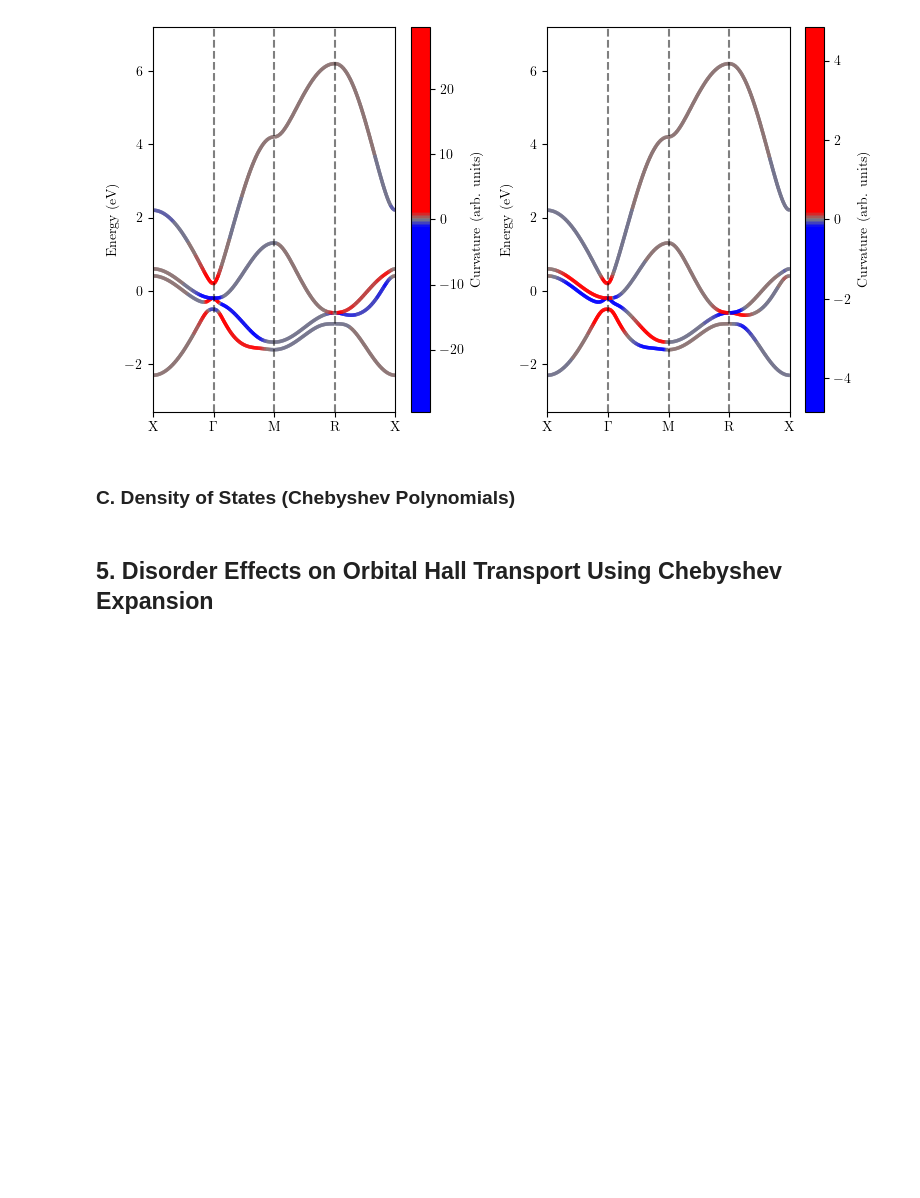
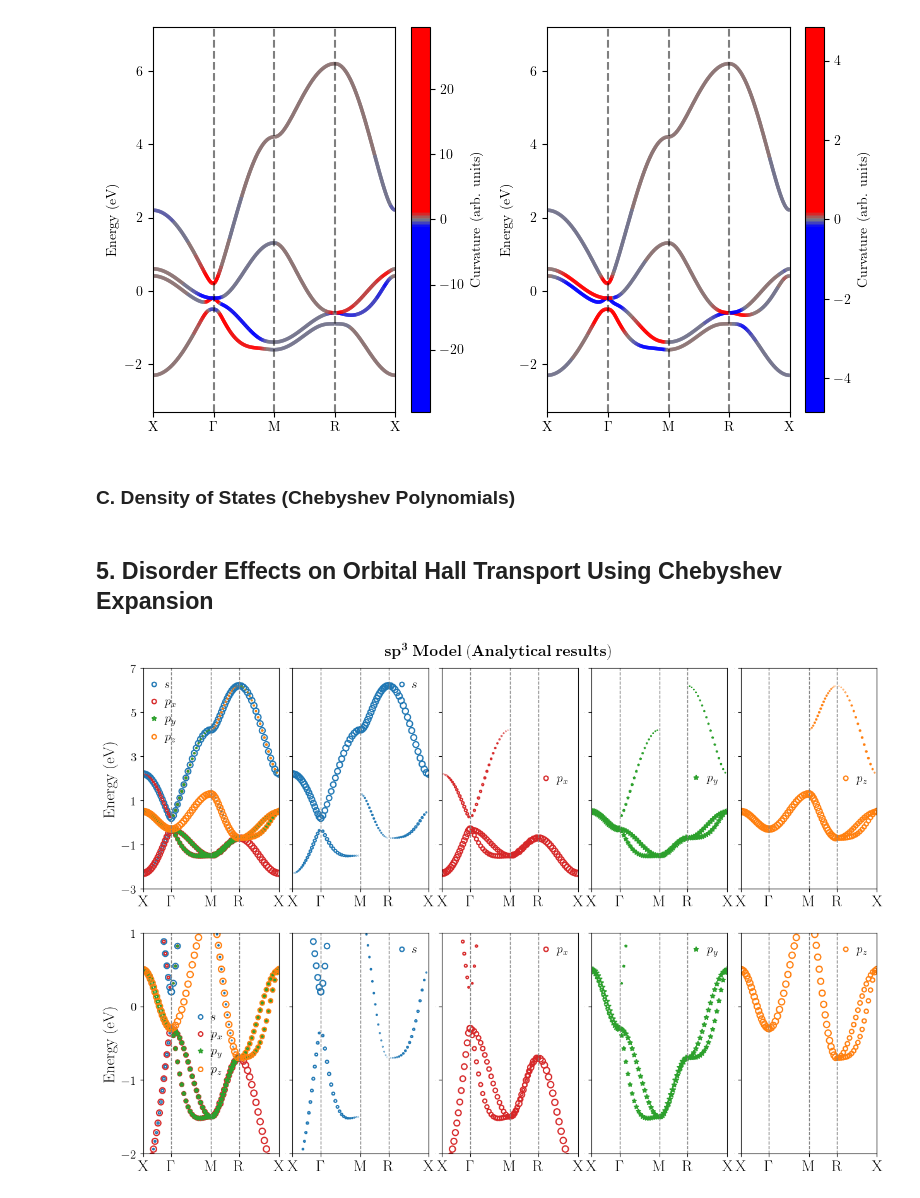
Before and after one commit to KJohnmar/INL-OBELIX-2026, a Jupyter notebook: sp3-model/cubic-lattice/sp3-model-CubicLattice.ipynb, the cells around one changed output. Drawn from its saved outputs; the diff is of its cells as text; code cells hidden in the pictures; blank space fills up the shorter version.

```diff
--- a/sp3-model/cubic-lattice/sp3-model-CubicLattice.ipynb
+++ b/sp3-model/cubic-lattice/sp3-model-CubicLattice.ipynb
@@ -1748,16 +1748,16 @@ def calculate_SP3_with_projections(n_pts, name, HS_points, soc=False):
 
     return k_axis, HS_axis_dist, np.array(bands), np.array(weights_s), np.array(weights_x), np.array(weights_y), np.array(weights_z)
 # %%
-def plot_Projected_bands(ax, k_axis, HS_axis, bands, w_s, w_x, w_y, w_z, lim_in, lim_sup, int_):
+def plot_Projected_bands(ax, k_axis, HS_axis, bands, w_s, w_x, w_y, w_z, lim_in, lim_sup, int_, atc_1=True, atc_2=True, atc_3=True, atc_4=True):
     # Expandir o eixo k para bater com a forma das bandas (n_k, n_bands)
     k_mesh = np.tile(k_axis[:, None], (1, bands.shape[1]))
 
     scale = 50
 
-    ax.scatter(k_mesh, bands, s=w_s * scale, facecolors='none', edgecolors='tab:blue', linewidths=1.5, label=r'$s$', alpha=1.0, marker='o')
-    ax.scatter(k_mesh, bands, s=w_x * scale, facecolors='none', edgecolors='tab:red', linewidths=1.5, label=r'$p_x$', alpha=1.0, marker='o')
-    ax.scatter(k_mesh, bands, s=w_y * scale, facecolors='none', edgecolors='tab:green', linewidths=1.5, label=r'$p_y$', alpha=1.0, marker='*')
-    ax.scatter(k_mesh, bands, s=w_z * scale, facecolors='none', edgecolors='tab:orange', linewidths=1.5, label=r'$p_z$', alpha=1.0, marker='o')
+    if atc_1 == True: ax.scatter(k_mesh, bands, s=w_s * scale, facecolors='none', edgecolors='tab:blue', linewidths=1.5, label=r'$s$', alpha=1.0, marker='o')
+    if atc_2 == True: ax.scatter(k_mesh, bands, s=w_x * scale, facecolors='none', edgecolors='tab:red', linewidths=1.5, label=r'$p_x$', alpha=1.0, marker='o')
+    if atc_3 == True: ax.scatter(k_mesh, bands, s=w_y * scale, facecolors='none', edgecolors='tab:green', linewidths=1.5, label=r'$p_y$', alpha=1.0, marker='*')
+    if atc_4 == True: ax.scatter(k_mesh, bands, s=w_z * scale, facecolors='none', edgecolors='tab:orange', linewidths=1.5, label=r'$p_z$', alpha=1.0, marker='o')
 
     # Limpar legendas duplicadas
     handles, labels = ax.get_legend_handles_labels()
@@ -1780,8 +1780,10 @@ def plot_Projected_bands(ax, k_axis, HS_axis, bands, w_s, w_x, w_y, w_z, lim_in,
     # 4. Y-Axis and Name Labeling
     ax.set_yticks(np.arange(-3, 7.1, int_))
     ax.set_ylim(lim_in, lim_sup)
-    ax.set_ylabel("Energy (eV)", fontsize=18)
-    ax.tick_params(axis='y', labelsize=14)
+    ax.tick_params(axis='y', labelsize=0)
+    if atc_1 is True and atc_2 is True and atc_3 is True and atc_4 is True:
+        ax.set_ylabel("Energy (eV)", fontsize=18)
+        ax.tick_params(axis='y', labelsize=14)
 # %%
 def plot_DOS_Chebyshev(ax, base_url, lim_in, lim_sup, int_):
     raw_base = base_url.replace("github.com", "raw.githubusercontent.com").replace("/tree/", "/").rstrip("/")
@@ -1843,6 +1845,64 @@ def plot_OHE_Chebyshev(ax, base_url, lim_in, lim_sup, int_, type_d, title=False)
         ax.set_title(title, fontsize=17)
 
     return ax
+# %%
+def main_BandStructure_1N_analytically():
+    # Adjust the figure size to fit both plots side-by-side
+    fig = plt.figure(figsize=(15, 10))
+
+    # Create the gridspec
+    gs_main = gridspec.GridSpec(2, 5, figure=fig, wspace=0.1)
+
+    # Create the subplots
+    ax1 = fig.add_subplot(gs_main[0, 0])
+    ax2 = fig.add_subplot(gs_main[0, 1])
+    ax3 = fig.add_subplot(gs_main[0, 2])
+    ax4 = fig.add_subplot(gs_main[0, 3])
+    ax5 = fig.add_subplot(gs_main[0, 4])
+    ax6 = fig.add_subplot(gs_main[1, 0])
+    ax7 = fig.add_subplot(gs_main[1, 1])
+    ax8 = fig.add_subplot(gs_main[1, 2])
+    ax9 = fig.add_subplot(gs_main[1, 3])
+    ax10 = fig.add_subplot(gs_main[1, 4])
+
+    # Custom high-symmetry points (No write "a"):
+    Gamma_pt = np.array([0, 0, 0])
+    X_pt = np.array([np.pi, 0, 0])
+    M_pt = np.array([np.pi, np.pi, 0])
+    R_pt = np.array([np.pi, np.pi, np.pi])
+    HS_points = np.array([X_pt, Gamma_pt, M_pt, R_pt, X_pt])
+
+    name = "SP3-Go"
+
+    k_ax, hs_ax, bands, band_s, band_x, band_y, band_z = calculate_SP3_with_projections(20, name, HS_points, soc=False)
+    plot_Projected_bands(ax1, k_ax, hs_ax, bands, band_s, band_x, band_y, band_z, -3, 7, 2)
+    plot_Projected_bands(ax2, k_ax, hs_ax, bands, band_s, band_x, band_y, band_z, -3, 7, 2, True, False, False, False)
+    plot_Projected_bands(ax3, k_ax, hs_ax, bands, band_s, band_x, band_y, band_z, -3, 7, 2, False, True, False, False)
+    plot_Projected_bands(ax4, k_ax, hs_ax, bands, band_s, band_x, band_y, band_z, -3, 7, 2, False, False, True, False)
+    plot_Projected_bands(ax5, k_ax, hs_ax, bands, band_s, band_x, band_y, band_z, -3, 7, 2, False, False, False, True)
+
+    plot_Projected_bands(ax6, k_ax, hs_ax, bands, band_s, band_x, band_y, band_z, -2, 1, 1)
+    plot_Projected_bands(ax7, k_ax, hs_ax, bands, band_s, band_x, band_y, band_z, -2, 1, 1, True, False, False, False)
+    plot_Projected_bands(ax8, k_ax, hs_ax, bands, band_s, band_x, band_y, band_z, -2, 1, 1, False, True, False, False)
+    plot_Projected_bands(ax9, k_ax, hs_ax, bands, band_s, band_x, band_y, band_z, -2, 1, 1, False, False, True, False)
+    plot_Projected_bands(ax10, k_ax, hs_ax, bands, band_s, band_x, band_y, band_z, -2, 1, 1, False, False, False, True)
+
+
+
+    fig.suptitle(r"$\mathbf{sp^3\ Model\ (Analytical\ results)}$ ", fontsize=18, fontweight=900, y=0.92)
+
+    # Finalization
+    plt.tight_layout()
+    #plt.subplots_adjust(left=0.05, right=0.95, bottom=0.05, top=0.95,
+    #                      hspace=0.4, wspace=0.4)
+
+    plt.show()
+    plt.close()
+
+if __name__ == "__main__":
+    main_BandStructure_1N_analytically()
+# %% [output]
+[figure, added]
 # %%
 def main_BandStructure_1N_analytically():
     # Adjust the figure size to fit both plots side-by-side
```
Also changed, not shown: parts of 2 cells of this notebook.
